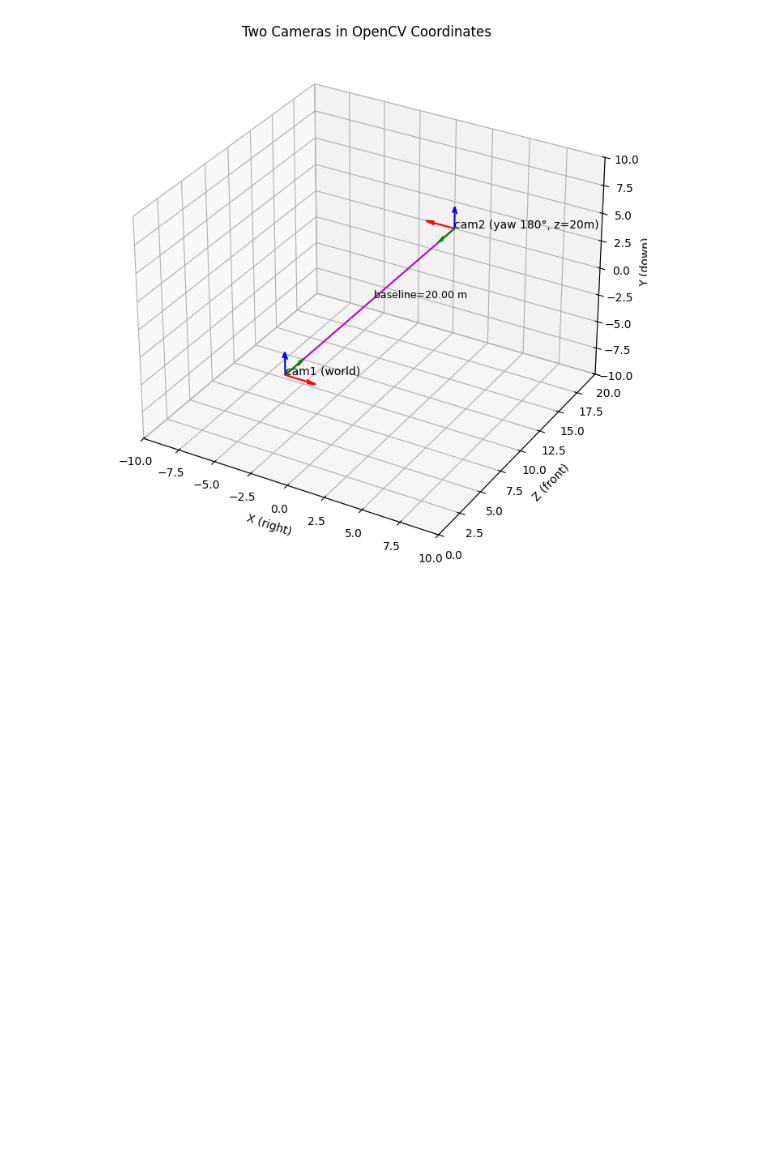
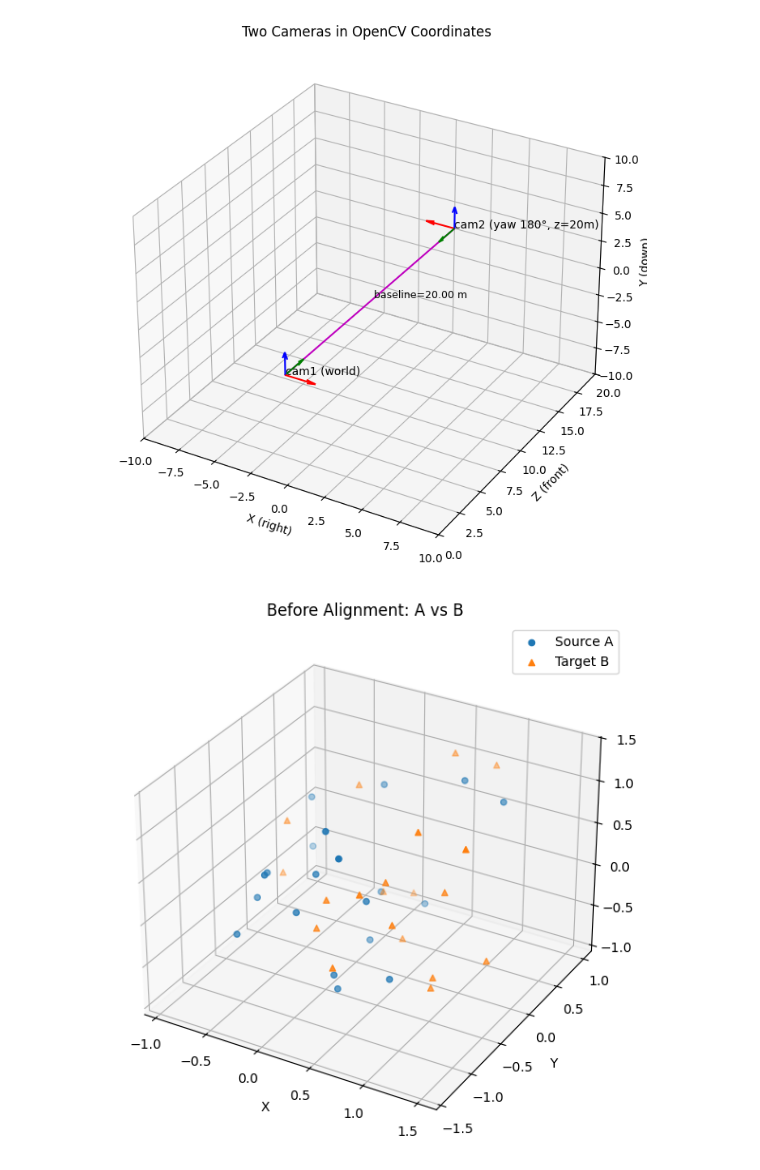
Before and after one commit to ChenKaiXuSan/Skiing_Analysis_PyTorch, a Jupyter notebook: analysis/wrold_pose.ipynb, the cells around one changed output. Saved outputs shown, nothing was run; the diff lists cells and outputs as text; code cells hidden in the pictures; blank space fills up the shorter version.

```diff
--- a/analysis/wrold_pose.ipynb
+++ b/analysis/wrold_pose.ipynb
@@ -722,3 +722,100 @@ plt.tight_layout()
 plt.show()
 # %% [output]
 [figure]
+# %%
+# Visualization of 3D point set alignment with Kabsch (SVD) in NumPy
+import numpy as np
+import json
+import matplotlib.pyplot as plt
+
+# ---------- 1) Helper: rigid transform via SVD (Kabsch) ----------
+def rigid_transform_3D(A, B):
+    """
+    Compute R, t that aligns Nx3 points A to B (minimizing least squares).
+    Returns rotation matrix R (3x3) and translation t (3,).
+    """
+    assert A.shape == B.shape and A.shape[1] == 3
+
+    centroid_A = np.mean(A, axis=0)
+    centroid_B = np.mean(B, axis=0)
+
+    AA = A - centroid_A
+    BB = B - centroid_B
+
+    H = AA.T @ BB
+    U, S, Vt = np.linalg.svd(H)
+    R = Vt.T @ U.T
+
+    if np.linalg.det(R) < 0:
+        Vt[-1, :] *= -1
+        R = Vt.T @ U.T
+
+    t = centroid_B - R @ centroid_A
+    return R, t
+
+# ---------- 2) Create a synthetic example ----------
+np.random.seed(42)
+N = 20
+A = np.random.uniform(-1.0, 1.0, size=(N, 3))
+
+# Ground-truth transform: rotate around z + translate
+theta = np.deg2rad(35.0)
+R_gt = np.array([[np.cos(theta), -np.sin(theta), 0.0],
+                 [np.sin(theta),  np.cos(theta), 0.0],
+                 [0.0,            0.0,           1.0]])
+t_gt = np.array([0.6, -0.3, 0.4])
+
+# Create B = R_gt A + t_gt (+ small noise)
+noise = 0.01 * np.random.randn(N, 3)
+B = (A @ R_gt.T) + t_gt + noise
+
+# ---------- 3) Recover transform and align ----------
+R, t = rigid_transform_3D(A, B)
+A_aligned = (A @ R.T) + t
+
+# Also compute alignment error (RMSE)
+rmse = np.sqrt(np.mean(np.sum((A_aligned - B)**2, axis=1)))
+
+# ---------- 4) Plot BEFORE alignment ----------
+fig1 = plt.figure(figsize=(6, 6))
+ax1 = fig1.add_subplot(projection='3d')
+ax1.scatter(A[:,0], A[:,1], A[:,2], label='Source A', marker='o')
+ax1.scatter(B[:,0], B[:,1], B[:,2], label='Target B', marker='^')
+ax1.set_title('Before Alignment: A vs B')
+ax1.set_xlabel('X'); ax1.set_ylabel('Y'); ax1.set_zlabel('Z')
+ax1.legend()
+fig1.tight_layout()
+fig1.show()
+plt.show()
+# plt.close(fig1)
+
+# ---------- 5) Plot AFTER alignment ----------
+fig2 = plt.figure(figsize=(6, 6))
+ax2 = fig2.add_subplot(projection='3d')
+ax2.scatter(A_aligned[:,0], A_aligned[:,1], A_aligned[:,2], label='A aligned', marker='o')
+ax2.scatter(B[:,0], B[:,1], B[:,2], label='Target B', marker='^')
+ax2.set_title(f'After Alignment: A_aligned vs B (RMSE={rmse:.4f})')
+ax2.set_xlabel('X'); ax2.set_ylabel('Y'); ax2.set_zlabel('Z')
+ax2.legend()
+fig2.tight_layout()
+fig2.show()
+# plt.close(fig2)
+plt.show()
+
+# ---------- 6) Save recovered transform to JSON ----------
+T = np.eye(4)
+T[:3,:3] = R
+T[:3, 3] = t
+transform_info = {
+    "rotation_matrix": R.tolist(),
+    "translation": t.tolist(),
+    "homogeneous_T_4x4": T.tolist(),
+    "rmse": float(rmse)
+}
+json_path = "3d_alignment_transform.json"
+with open(json_path, "w") as f:
+    json.dump(transform_info, f, indent=2)
+
+json_path, transform_info
+# %% [output]
+[figure, added]
```
Also changed, not shown: parts of 1 cell of this notebook, 7 other files.
